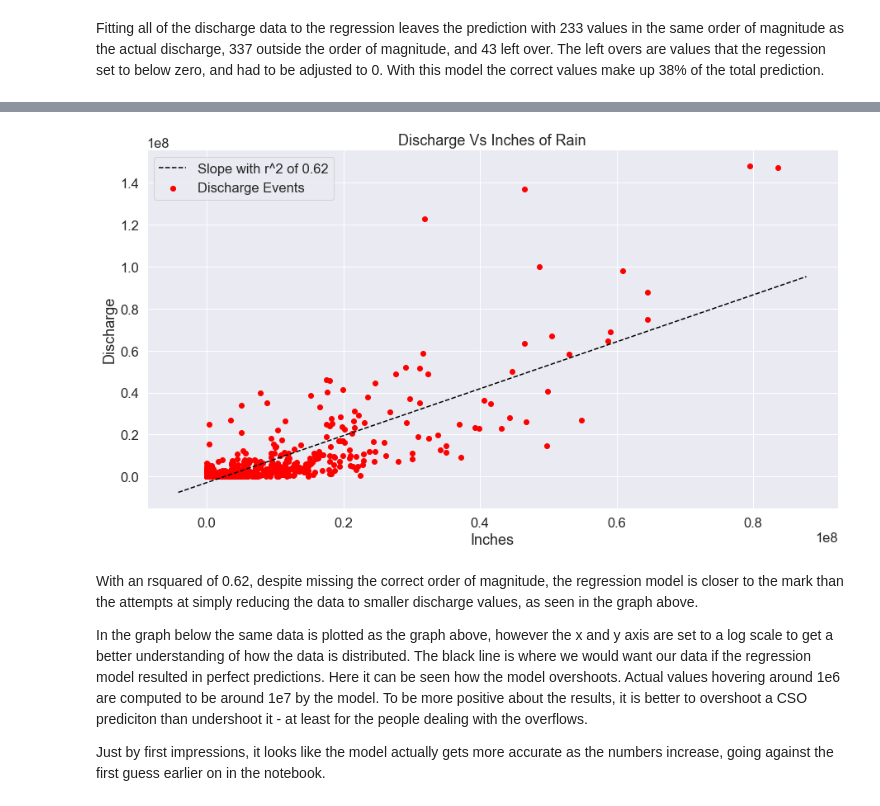
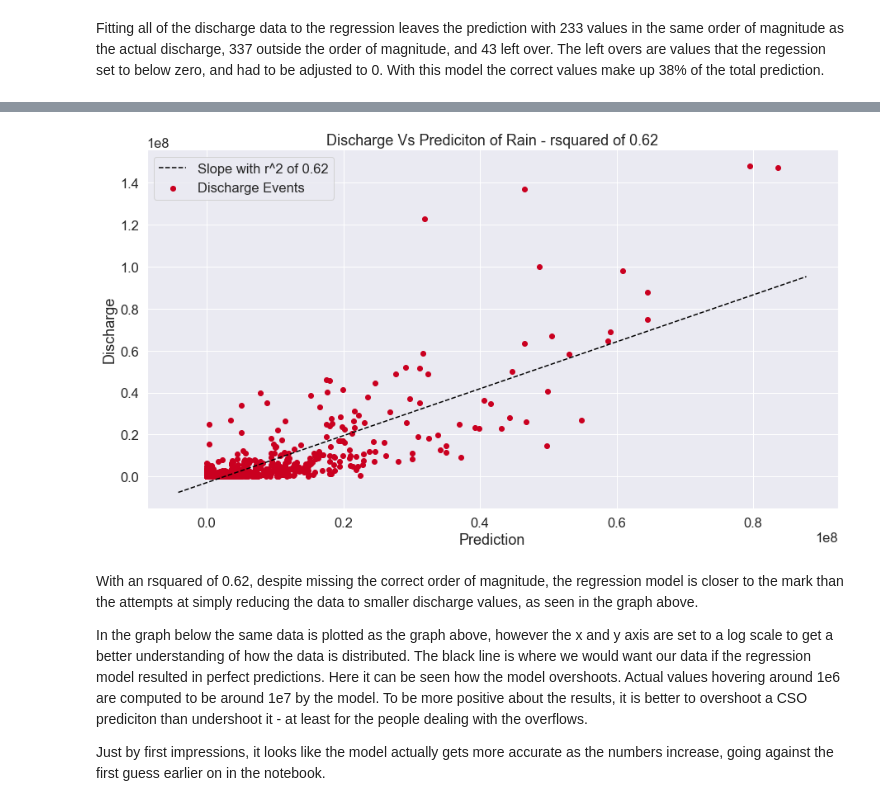
Before and after one commit to Jheath12/Water-Resources-Data-Analyses-publicdata, a Jupyter notebook: CSO_Estimation_draft.ipynb, the cells around one changed output, grey strips where cells are left out. Saved outputs shown, nothing was run; the diff lists cells and outputs as text; code cells hidden in the pictures.

```diff
--- a/CSO_Estimation_draft.ipynb
+++ b/CSO_Estimation_draft.ipynb
@@ -30,7 +33,7 @@ For this the flow was divided into 3 segments: discharge values >= 1e7 gallons,
 # %% [markdown]
 # Examining Total CSO Flow
 # %%
-work_book = r'C:\Users\Kerling\Documents\JupyterNotebooks\CSO_10_Years.xlsx'
+work_book = r'C:\Users\jheath\Desktop\CSO Analysis\CSO_10_Years.xlsx'
 
 df = pd.read_excel(open(work_book,'rb'), sheet_name=0)  # create a dataframe containing all flow
 
@@ -221,7 +224,8 @@ def graph_slope_rs(x, y, xlabel, ylabel, title, label, slope_on, log):
 
     slope, intercept = np.polyfit(x, y, 1)  # computing the slope and intercept
 
-    plt.scatter(x,y, c ='red', label = label)
+    plt.scatter(x,y, c ='#ca0020', label = label)
+
     if slope_on == True:
         abline(slope,intercept, rs)  # plotting slope line
     if log == True:
@@ -342,8 +354,8 @@ Same order of magnitude: 233 | Incorrect order of magnitude: 337 | Leftover: 43
 Percent Correct: 38
 # %%
-graph_slope_rs(pd.to_numeric(discharge_df['Prediction']),discharge_df[discharge],"Inches","Discharge", "Discharge Vs Inches of Rain", "Discharge Events")
+graph_slope_rs(pd.to_numeric(discharge_df['Prediction']),discharge_df[discharge],"Prediction","Discharge", "Discharge Vs Prediciton of Rain", "Discharge Events", slope_on = True, log = False)
 # %% [output]
-[figure, old version]
+[figure, new version]
 # %% [markdown]
 With an rsquared of 0.62, despite missing the correct order of magnitude, the regression model is closer to the mark than the attempts at simply reducing the data to smaller discharge values, as seen in the graph above.
 
```
Also changed, not shown: parts of 21 cells of this notebook.
